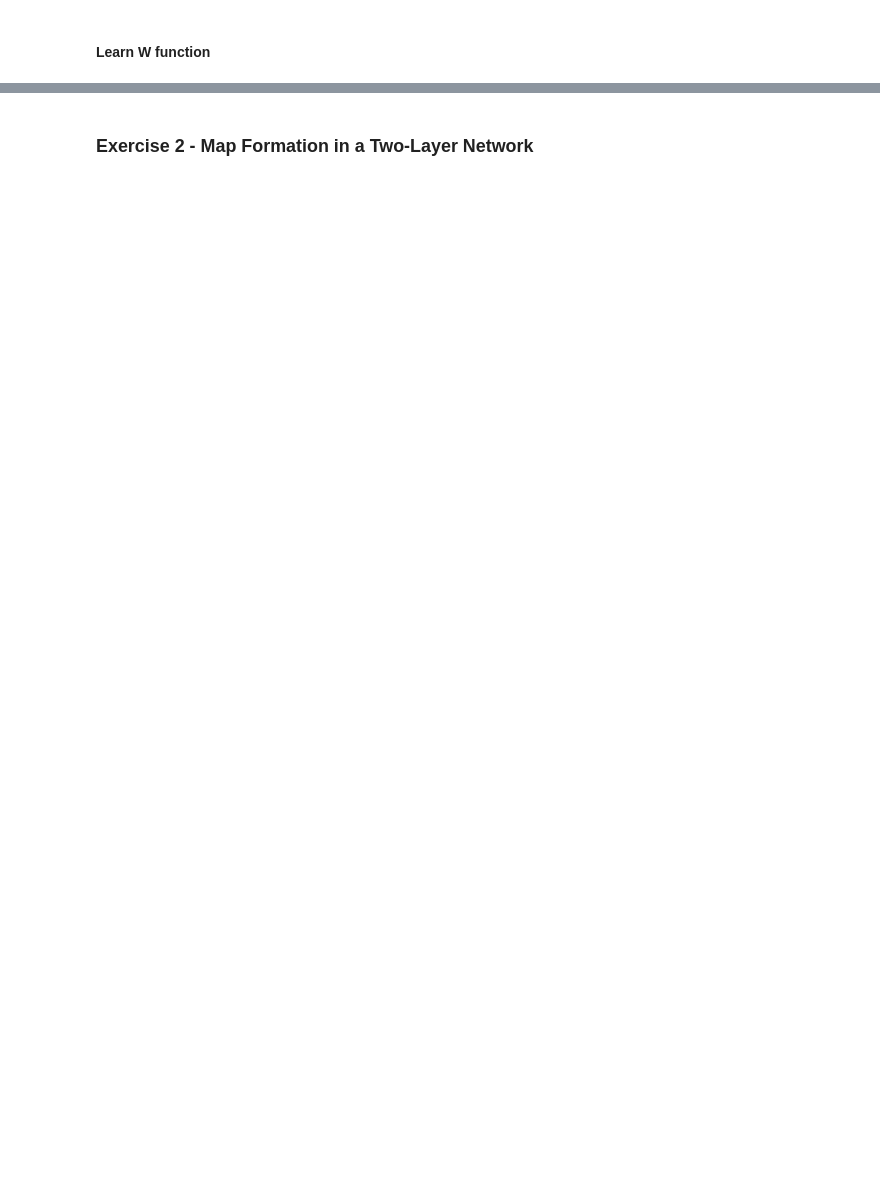
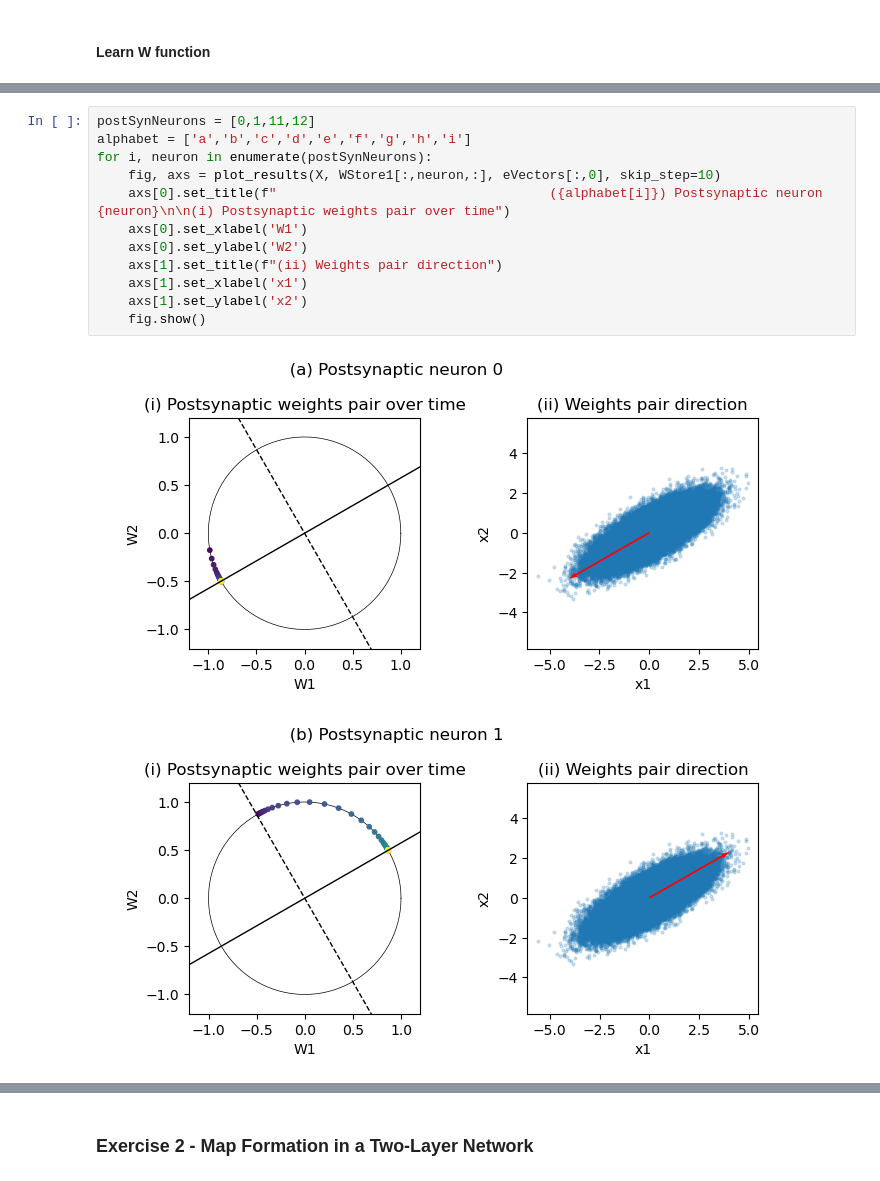
Before and after one commit to elbertwang00/4G3-Courseworks, a Jupyter notebook: Coursework 2/coursework2.ipynb, the cells around one changed output, grey strips where cells are left out. Cells and saved outputs as stored; diff of their text form; blank space fills up the shorter version.

```diff
--- a/Coursework 2/coursework2.ipynb
+++ b/Coursework 2/coursework2.ipynb
@@ -72,0 +66,15 @@ for neuron in postSynNeurons:
+# %%
+postSynNeurons = [0,1,11,12]
+alphabet = ['a','b','c','d','e','f','g','h','i']
+for i, neuron in enumerate(postSynNeurons):
+    fig, axs = plot_results(X, WStore1[:,neuron,:], eVectors[:,0], skip_step=10)
+    axs[0].set_title(f"                                   ({alphabet[i]}) Postsynaptic neuron {neuron}\n\n(i) Postsynaptic weights pair over time")
+    axs[0].set_xlabel('W1')
+    axs[0].set_ylabel('W2')
+    axs[1].set_title(f"(ii) Weights pair direction")
+    axs[1].set_xlabel('x1')
+    axs[1].set_ylabel('x2')
+    fig.show()
+# %% [output]
+[figure, added]
+[figure, added]
```
Also changed, not shown: parts of 9 cells of this notebook, 4 other files.
